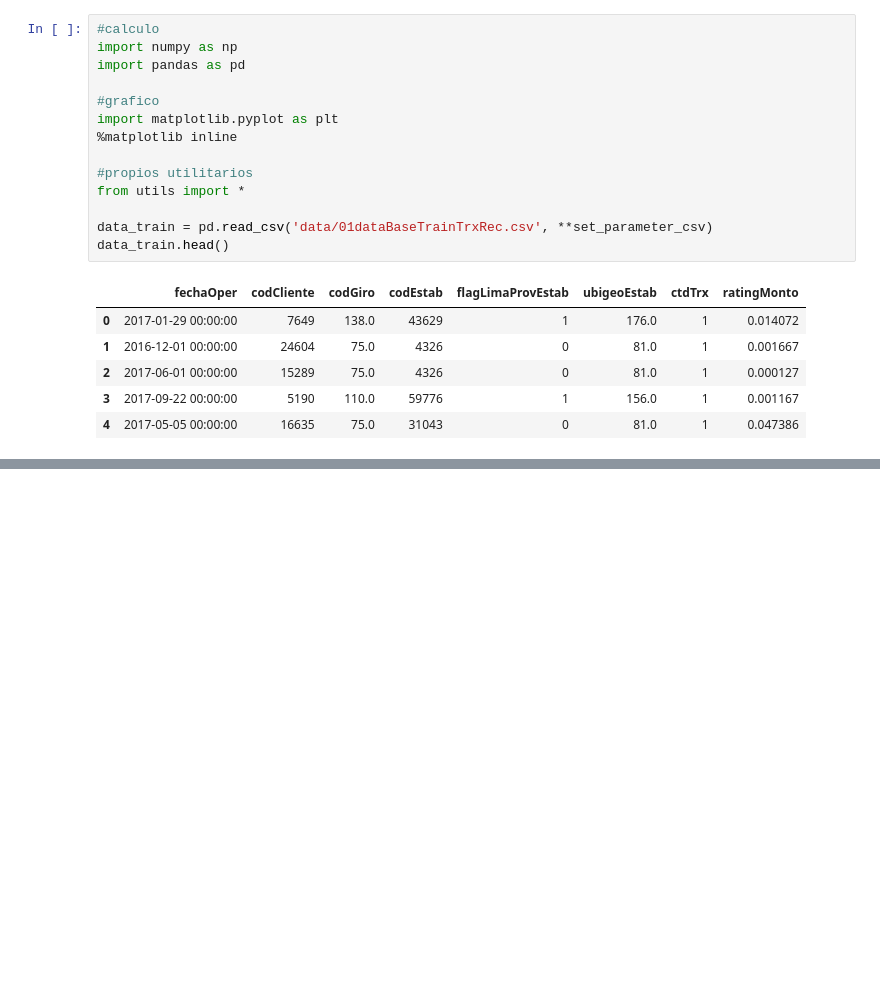
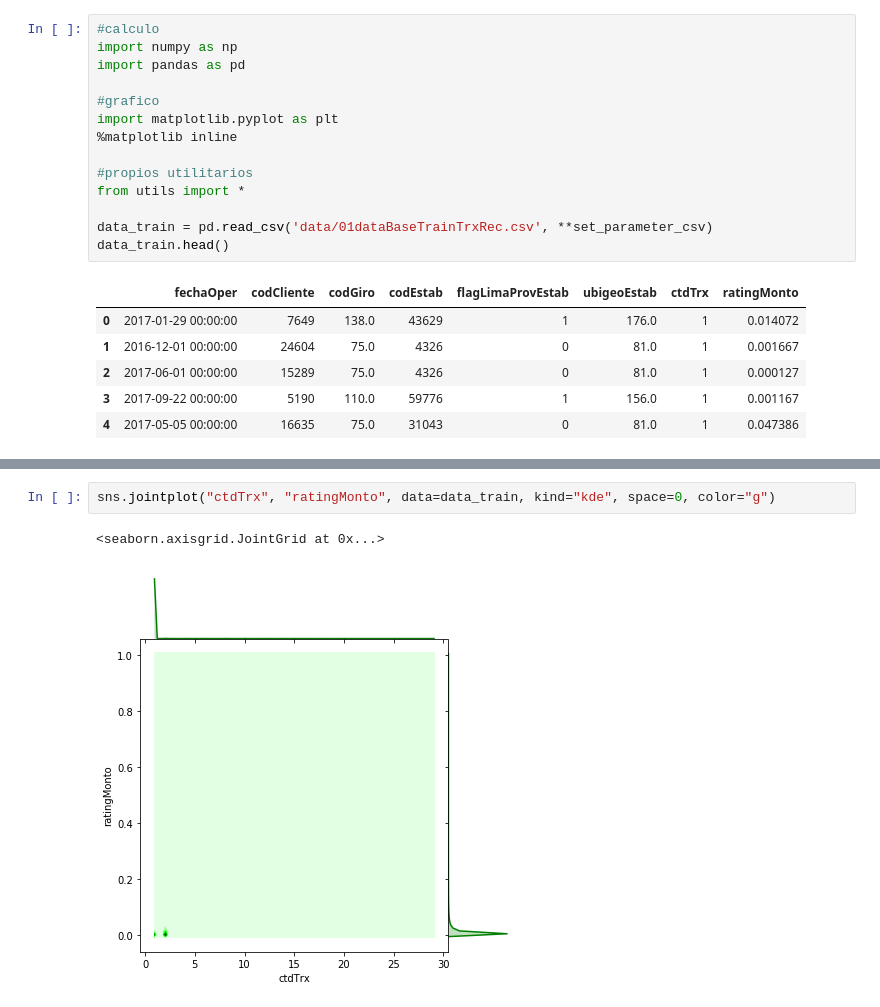
Before and after one commit to kendalvictor/codeando, a Jupyter notebook: machine_learning/_bbva data challeneger 2018/while_i_am_working.ipynb, the cells around one changed output, grey strips where cells are left out. Drawn from its saved outputs; the diff is of its cells as text; blank space fills up the shorter version.

```diff
--- a/machine_learning/_bbva data challeneger 2018/while_i_am_working.ipynb
+++ b/machine_learning/_bbva data challeneger 2018/while_i_am_working.ipynb
@@ -88,0 +61,5 @@ null_verificator(data_perfil)
+# %%
+sns.jointplot("ctdTrx", "ratingMonto", data=data_train, kind="kde", space=0, color="g")
+# %% [output]
+<seaborn.axisgrid.JointGrid at 0x...>
+[figure, added]
```
Also changed, not shown: parts of 16 cells of this notebook.
